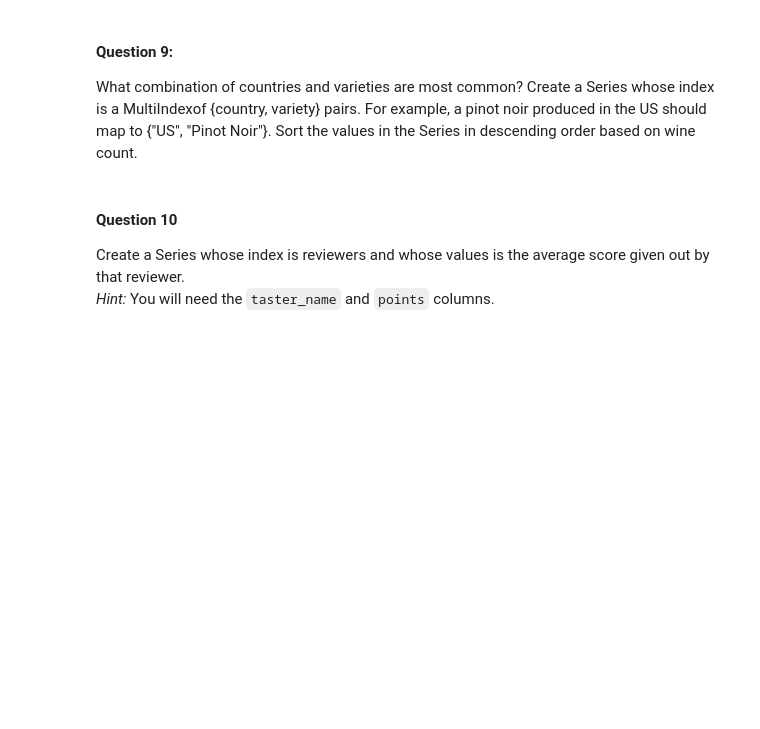
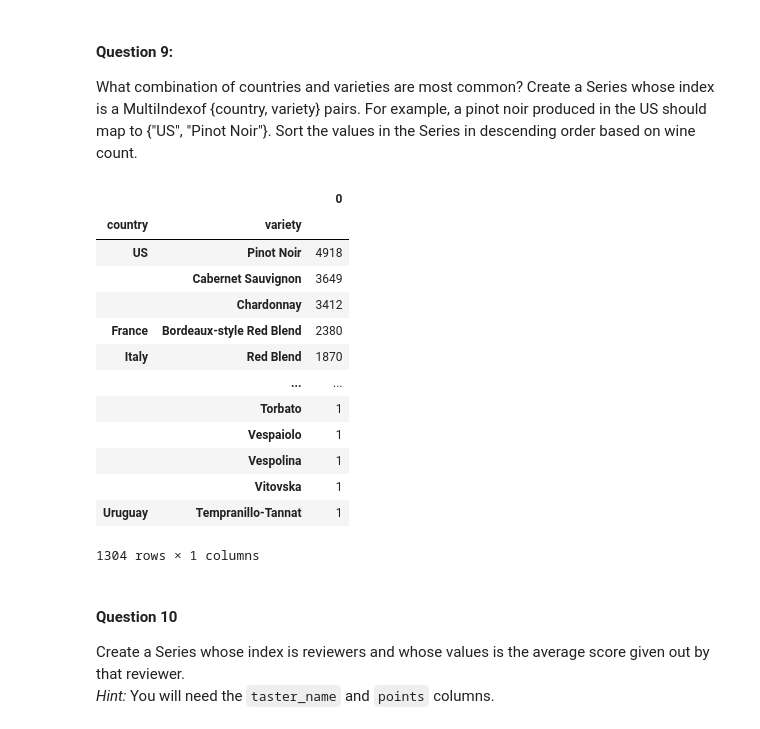
Before and after one commit to CS133-DataVisualization/cl-and-homework-SShannonLo, a Jupyter notebook: M02_HW02_pandas.ipynb, the cells around one changed output. Cells and saved outputs as stored; diff of their text form; code cells hidden in the pictures; blank space fills up the shorter version.

```diff
--- a/M02_HW02_pandas.ipynb
+++ b/M02_HW02_pandas.ipynb
@@ -195,3 +225,25 @@ What combination of countries and varieties are most common? Create a Series who
+# %%
+# MultiIndex is created with .groupby() with two tier pairs
+
+country_variety_combo = wine.groupby(['country', 'variety']).size().sort_values(ascending=False) # ascending = False to make it descending order based on wine count
+
+country_variety_combo.head(10)
+country_variety_combo.to_frame()
+# %% [output]
+|  |  | 0 |
+| country | variety |  |
+| US | Pinot Noir | 4918 |
+|  | Cabernet Sauvignon | 3649 |
+|  | Chardonnay | 3412 |
+| France | Bordeaux-style Red Blend | 2380 |
+| Italy | Red Blend | 1870 |
+|  | ... | ... |
+|  | Torbato | 1 |
+|  | Vespaiolo | 1 |
+|  | Vespolina | 1 |
+|  | Vitovska | 1 |
+| Uruguay | Tempranillo-Tannat | 1 |
+1304 rows × 1 columns
 # %% [markdown]
 #### Question 10 #####
 Create a Series whose index is reviewers and whose values is the average score given out by that reviewer.
```
Also changed, not shown: parts of 6 cells of this notebook.
